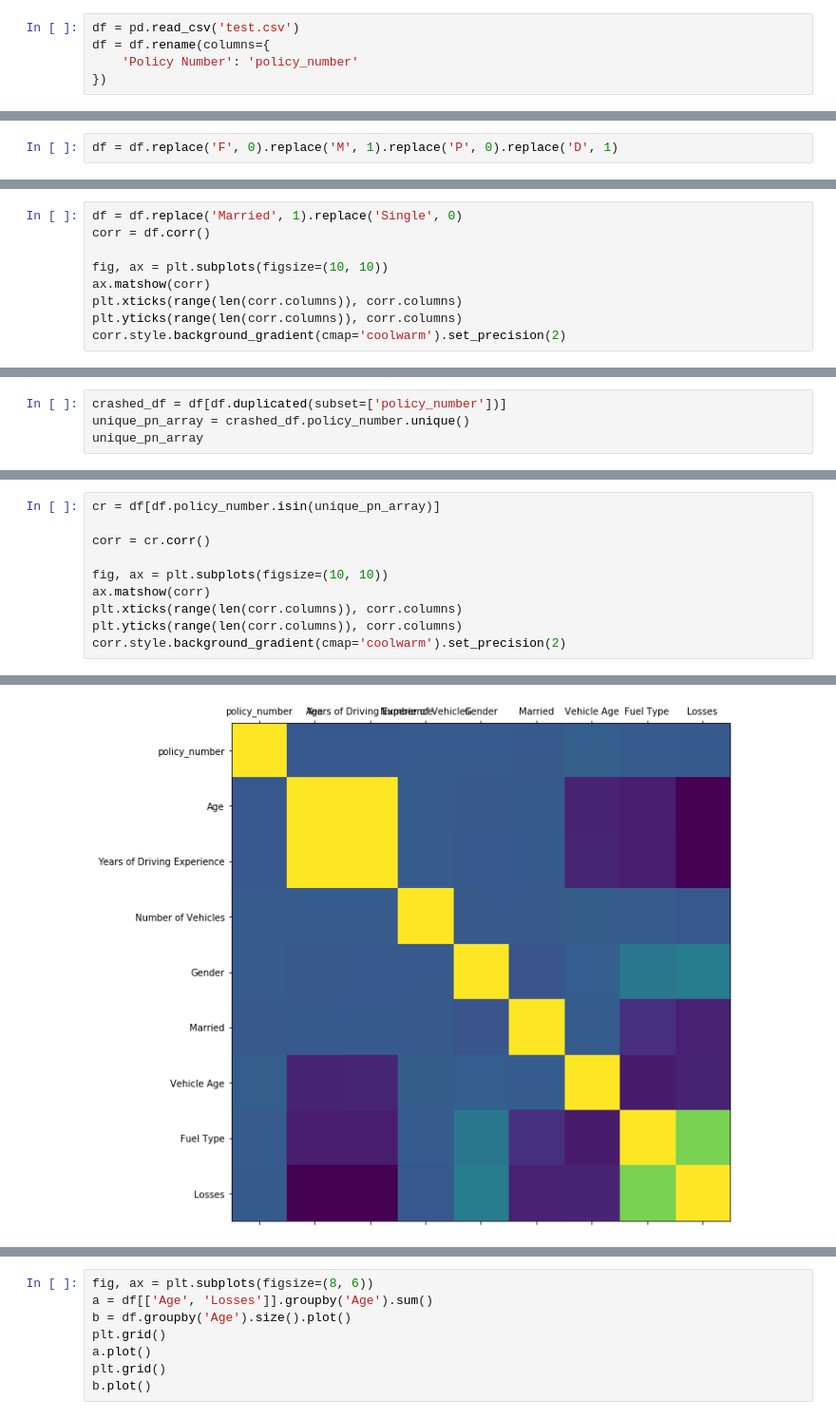
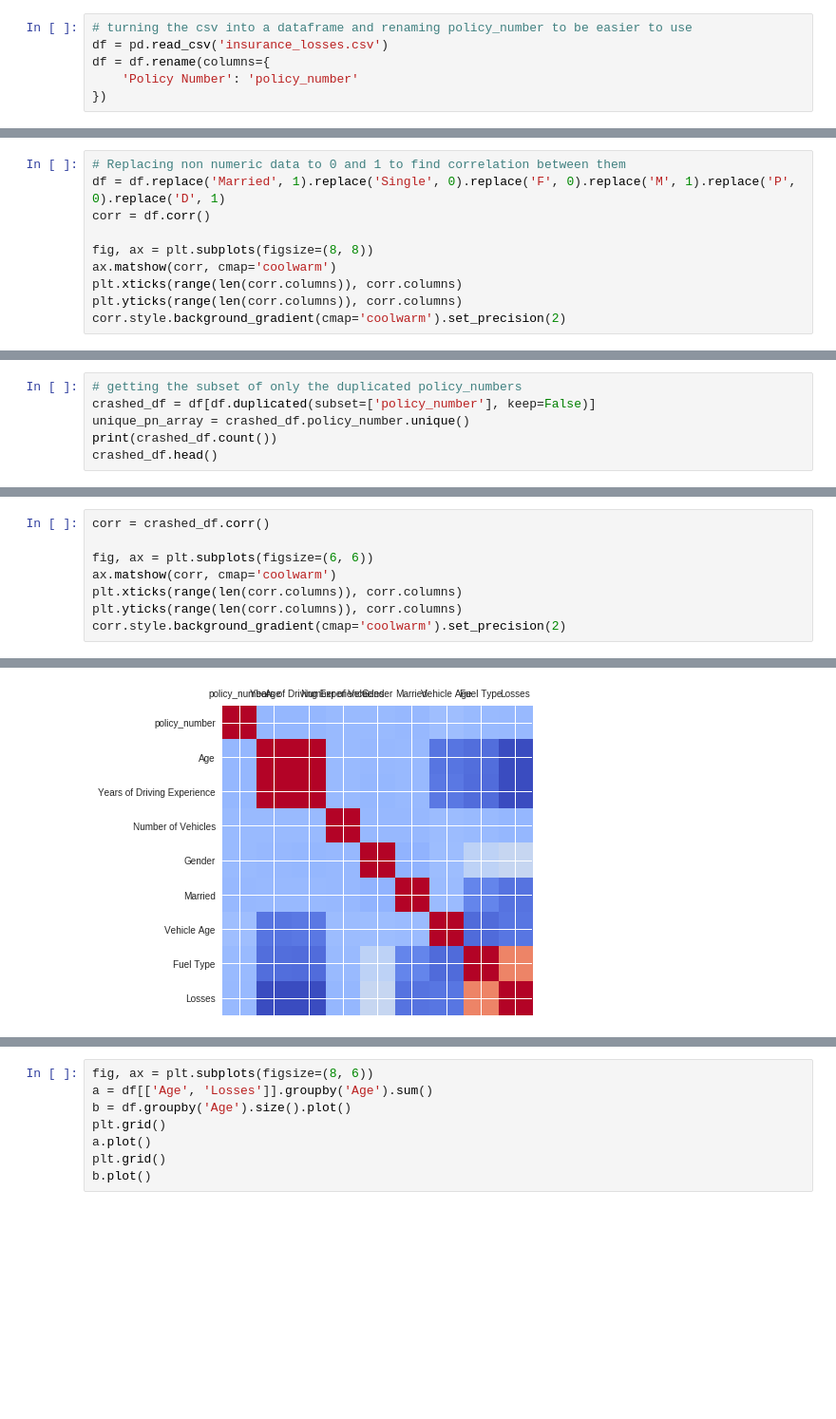
Before and after one commit to data-alchemists/alchemists-book-of-datasets, a Jupyter notebook: udemy_insurance_analysis/P_Insurance.ipynb, the cells around one changed output, grey strips where cells are left out. Shown: that part at 95% size. Drawn from its saved outputs; the diff is of its cells as text; blank space fills up the shorter version.

```diff
--- a/udemy_insurance_analysis/P_Insurance.ipynb
+++ b/udemy_insurance_analysis/P_Insurance.ipynb
@@ -9,5 +16,6 @@ wget --quiet --output-document test.csv 'https://drive.google.com/uc?authuser=0&
 # %%
-df = pd.read_csv('test.csv')
+# turning the csv into a dataframe and renaming policy_number to be easier to use
+df = pd.read_csv('insurance_losses.csv')
 df = df.rename(columns={
     'Policy Number': 'policy_number'
 })
@@ -72,2 +72,0 @@ df.groupby(['Losses']).size().plot()
-# %%
-df = df.replace('F', 0).replace('M', 1).replace('P', 0).replace('D', 1)
@@ -91,9 +84,10 @@ dtype: int64
 # %%
-df = df.replace('Married', 1).replace('Single', 0)
+# Replacing non numeric data to 0 and 1 to find correlation between them
+df = df.replace('Married', 1).replace('Single', 0).replace('F', 0).replace('M', 1).replace('P', 0).replace('D', 1)
 corr = df.corr()
 
-fig, ax = plt.subplots(figsize=(10, 10))
-ax.matshow(corr)
+fig, ax = plt.subplots(figsize=(8, 8))
+ax.matshow(corr, cmap='coolwarm')
 plt.xticks(range(len(corr.columns)), corr.columns)
 plt.yticks(range(len(corr.columns)), corr.columns)
 corr.style.background_gradient(cmap='coolwarm').set_precision(2)
@@ -132,5 +127,7 @@ len(x)
 # %%
-crashed_df = df[df.duplicated(subset=['policy_number'])]
+# getting the subset of only the duplicated policy_numbers
+crashed_df = df[df.duplicated(subset=['policy_number'], keep=False)]
 unique_pn_array = crashed_df.policy_number.unique()
-unique_pn_array
+print(crashed_df.count())
+crashed_df.head()
 # %% [output]
@@ -166,22 +160,20 @@ dtype: int64
 # %%
-cr = df[df.policy_number.isin(unique_pn_array)]
+corr = crashed_df.corr()
 
-corr = cr.corr()
-
-fig, ax = plt.subplots(figsize=(10, 10))
-ax.matshow(corr)
+fig, ax = plt.subplots(figsize=(6, 6))
+ax.matshow(corr, cmap='coolwarm')
 plt.xticks(range(len(corr.columns)), corr.columns)
 plt.yticks(range(len(corr.columns)), corr.columns)
 corr.style.background_gradient(cmap='coolwarm').set_precision(2)
 # %% [output]
 |  | policy_number | Age | Years of Driving Experience | Number of Vehicles | Gender | Married | Vehicle Age | ... |
 | policy_number | 1 | -0.02 | -0.021 | -0.0031 | -0.0038 | -0.015 | 0.02 | ... |
 | Age | -0.02 | 1 | 1 | -0.0035 | -0.016 | -0.0068 | -0.27 | ... |
 | Years of Driving Experience | -0.021 | 1 | 1 | -0.0026 | -0.017 | -0.0067 | -0.26 | ... |
 | Number of Vehicles | -0.0031 | -0.0035 | -0.0026 | 1 | -0.012 | -0.013 | 0.0065 | ... |
 | Gender | -0.0038 | -0.016 | -0.017 | -0.012 | 1 | -0.037 | 0.012 | ... |
 | Married | -0.015 | -0.0068 | -0.0067 | -0.013 | -0.037 | 1 | 0.00021 | ... |
 | Vehicle Age | 0.02 | -0.27 | -0.26 | 0.0065 | 0.012 | 0.00021 | 1 | ... |
 | Fuel Type | -0.002 | -0.3 | -0.3 | -0.00091 | 0.15 | -0.22 | -0.3 | ... |
 | Losses | -0.0065 | -0.41 | -0.41 | -0.017 | 0.19 | -0.28 | -0.27 | ... |
-[figure, old version]
+[figure, new version]
```
Also changed, not shown: parts of 36 cells of this notebook.
